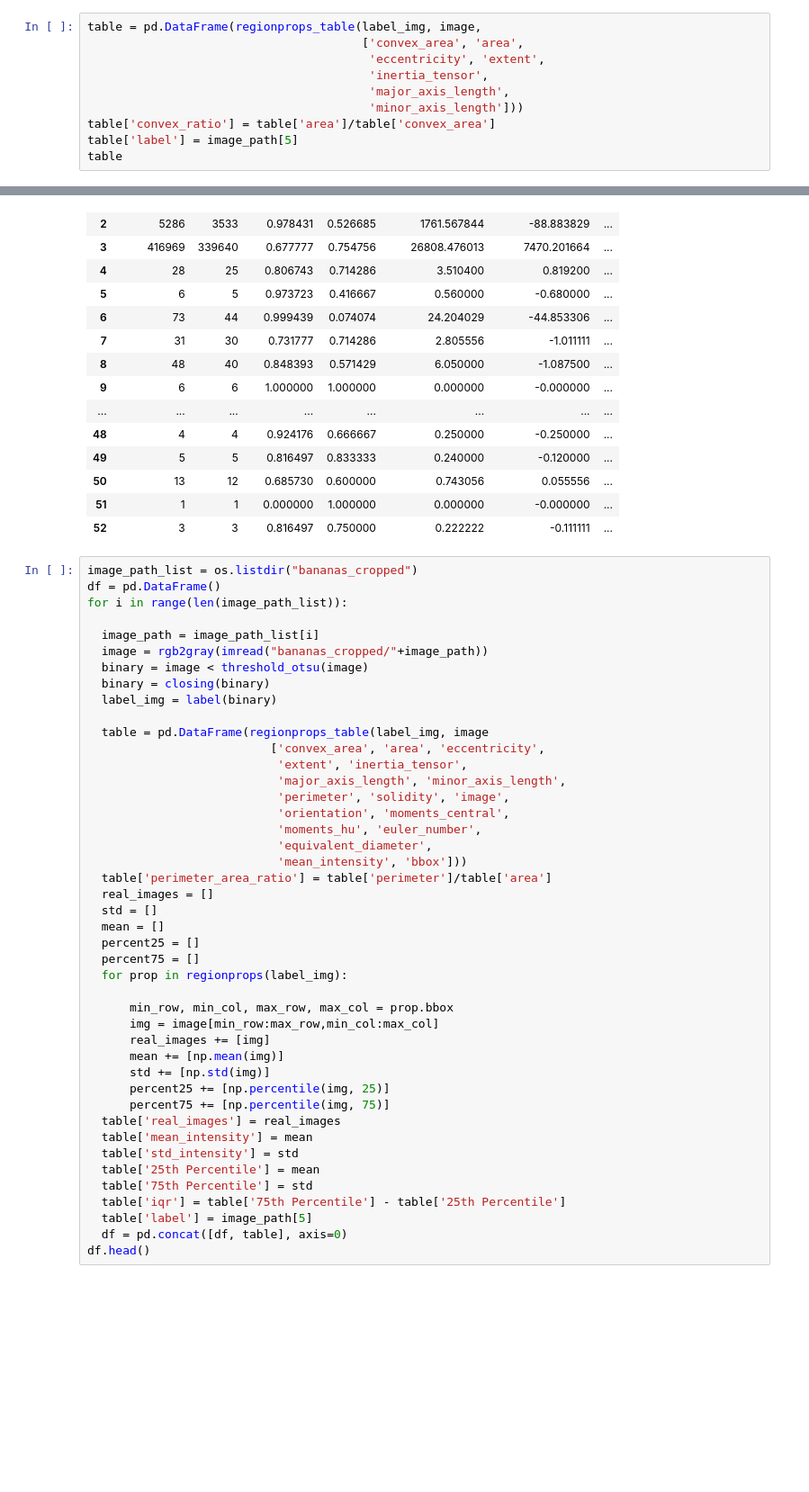
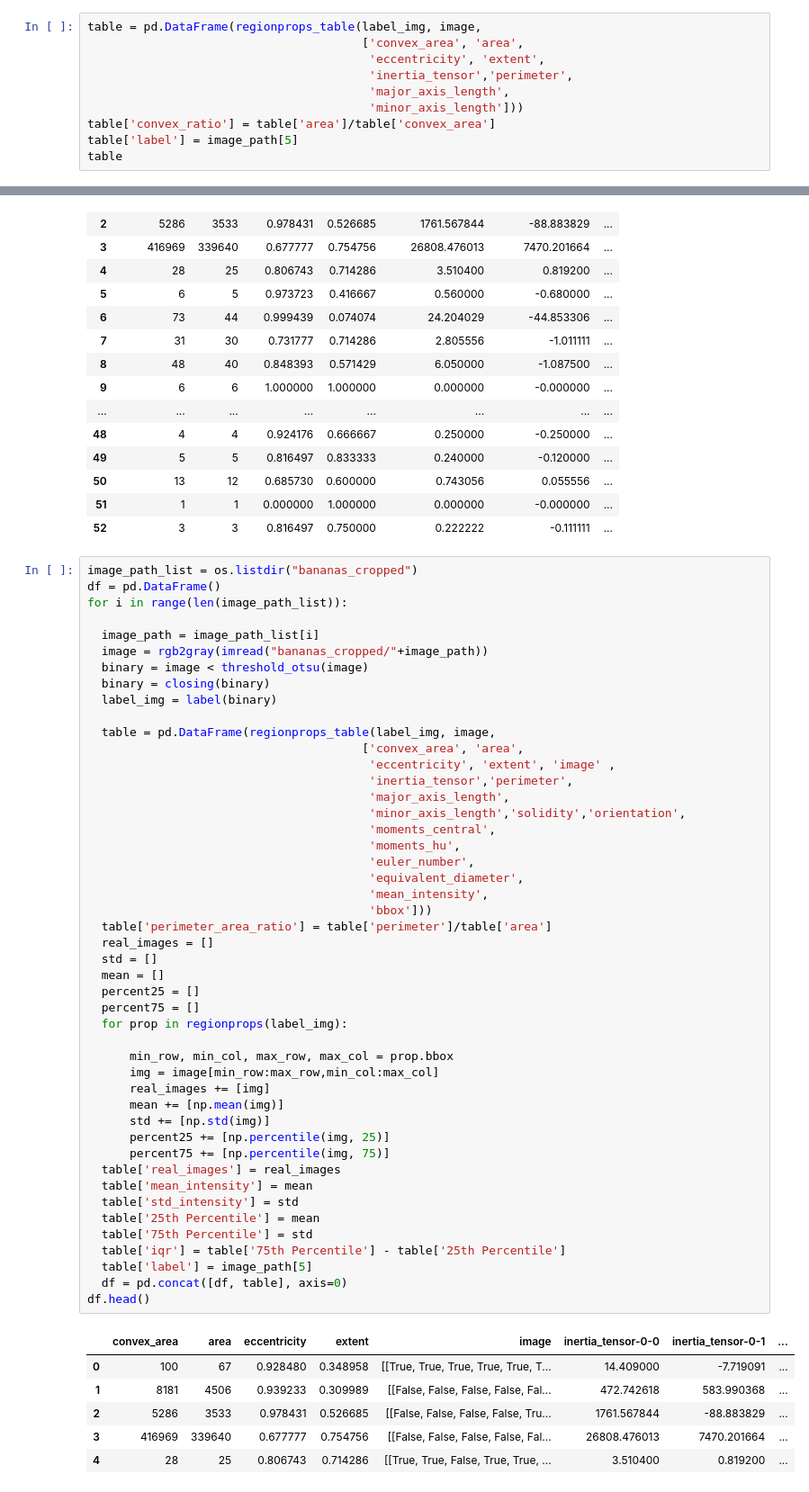
Before and after one commit to brendaFlavia/Computer-Vision-Final, a Jupyter notebook: Cropping.ipynb, the cells around one changed output, grey strips where cells are left out. Shown at 90% size. Drawn from its saved outputs; the diff is of its cells as text; blank space fills up the shorter version.

```diff
--- a/Cropping.ipynb
+++ b/Cropping.ipynb
@@ -40,7 +40,7 @@ imshow(label_img)
 table = pd.DataFrame(regionprops_table(label_img, image,
                                        ['convex_area', 'area',
                                         'eccentricity', 'extent',
-                                        'inertia_tensor',
+                                        'inertia_tensor','perimeter',
                                         'major_axis_length',
                                         'minor_axis_length']))
 table['convex_ratio'] = table['area']/table['convex_area']
@@ -73,39 +73,48 @@ for i in range(len(image_path_list)):
   image = rgb2gray(imread("bananas_cropped/"+image_path))
   binary = image < threshold_otsu(image)
   binary = closing(binary)
   label_img = label(binary)
 
-  table = pd.DataFrame(regionprops_table(label_img, image
-                          ['convex_area', 'area', 'eccentricity',
-                           'extent', 'inertia_tensor',
-                           'major_axis_length', 'minor_axis_length',
-                           'perimeter', 'solidity', 'image',
-                           'orientation', 'moments_central',
-                           'moments_hu', 'euler_number',
-                           'equivalent_diameter',
-                           'mean_intensity', 'bbox']))
+  table = pd.DataFrame(regionprops_table(label_img, image,
+                                       ['convex_area', 'area',
+                                        'eccentricity', 'extent', 'image' ,
+                                        'inertia_tensor','perimeter',
+                                        'major_axis_length',
+                                        'minor_axis_length','solidity','orientation',
+                                        'moments_central',
+                                        'moments_hu',
+                                        'euler_number',
+                                        'equivalent_diameter',
+                                        'mean_intensity',
+                                        'bbox']))
   table['perimeter_area_ratio'] = table['perimeter']/table['area']
   real_images = []
   std = []
   mean = []
   percent25 = []
   percent75 = []
   for prop in regionprops(label_img):
 
       min_row, min_col, max_row, max_col = prop.bbox
       img = image[min_row:max_row,min_col:max_col]
       real_images += [img]
       mean += [np.mean(img)]
       std += [np.std(img)]
       percent25 += [np.percentile(img, 25)]
       percent75 += [np.percentile(img, 75)]
   table['real_images'] = real_images
   table['mean_intensity'] = mean
   table['std_intensity'] = std
   table['25th Percentile'] = mean
   table['75th Percentile'] = std
   table['iqr'] = table['75th Percentile'] - table['25th Percentile']
   table['label'] = image_path[5]
   df = pd.concat([df, table], axis=0)
 df.head()
 # %% [output]
+|  | convex_area | area | eccentricity | extent | image | inertia_tensor-0-0 | inertia_tensor-0-1 | ... |
+| 0 | 100 | 67 | 0.928480 | 0.348958 | [[True, True, True, True, True, T... | 14.409000 | -7.719091 | ... |
+| 1 | 8181 | 4506 | 0.939233 | 0.309989 | [[False, False, False, False, Fal... | 472.742618 | 583.990368 | ... |
+| 2 | 5286 | 3533 | 0.978431 | 0.526685 | [[False, False, False, False, Tru... | 1761.567844 | -88.883829 | ... |
+| 3 | 416969 | 339640 | 0.677777 | 0.754756 | [[False, False, False, False, Fal... | 26808.476013 | 7470.201664 | ... |
+| 4 | 28 | 25 | 0.806743 | 0.714286 | [[True, True, False, True, True, ... | 3.510400 | 0.819200 | ... |
```
Also changed, not shown: parts of 10 cells of this notebook.
